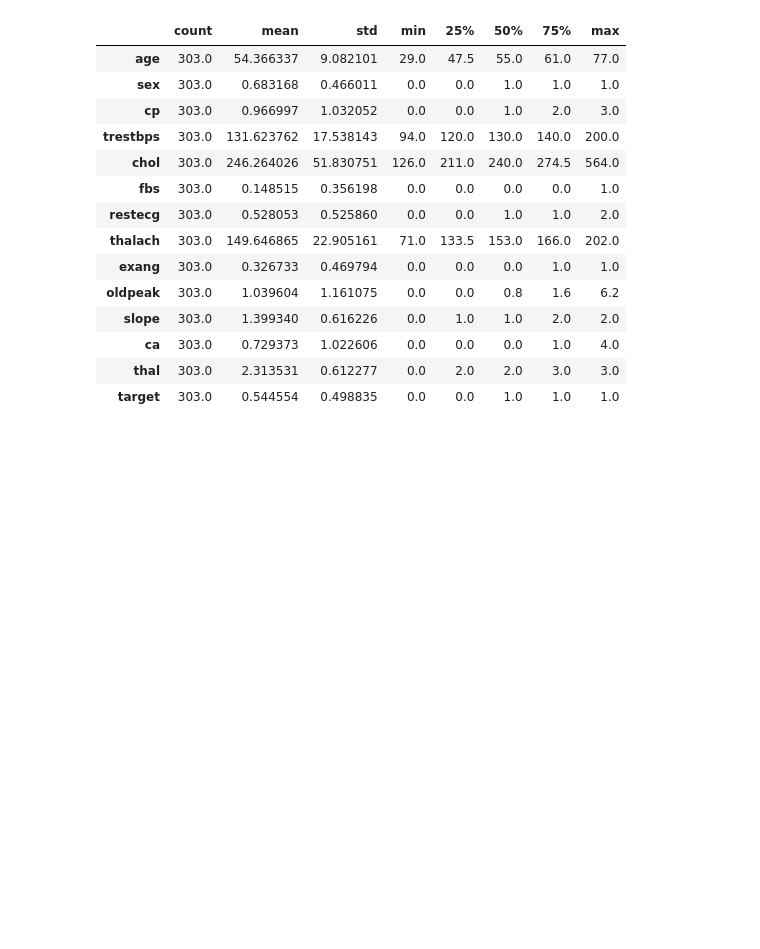
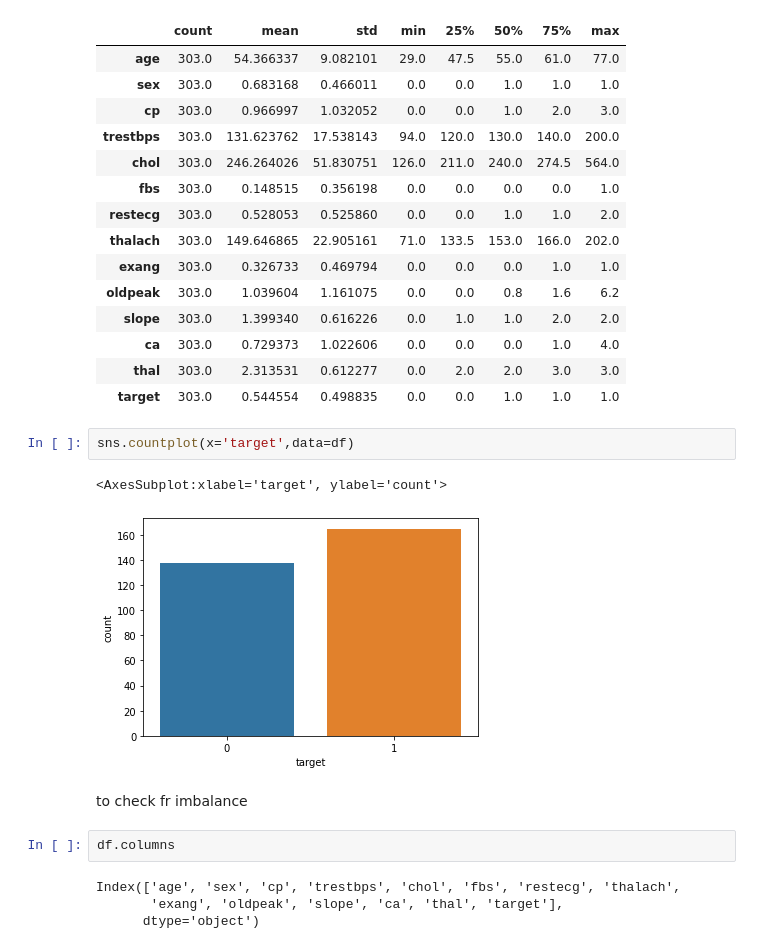
Before and after one commit to proton029/Challenges, a Jupyter notebook: Classify_Heart_diseases_LogisticRegression.ipynb, the cells around one changed output. Saved outputs shown, nothing was run; the diff lists cells and outputs as text; blank space fills up the shorter version.

```diff
--- a/Classify_Heart_diseases_LogisticRegression.ipynb
+++ b/Classify_Heart_diseases_LogisticRegression.ipynb
@@ -103,3 +103,16 @@ df.describe().transpose()
 | ca | 303.0 | 0.729373 | 1.022606 | 0.0 | 0.0 | 0.0 | 1.0 | 4.0 |
 | thal | 303.0 | 2.313531 | 0.612277 | 0.0 | 2.0 | 2.0 | 3.0 | 3.0 |
 | target | 303.0 | 0.544554 | 0.498835 | 0.0 | 0.0 | 1.0 | 1.0 | 1.0 |
+# %%
+sns.countplot(x='target',data=df)
+# %% [output]
+<AxesSubplot:xlabel='target', ylabel='count'>
+[figure, added]
+# %% [markdown]
+to check fr imbalance
+# %%
+df.columns
+# %% [output]
+Index(['age', 'sex', 'cp', 'trestbps', 'chol', 'fbs', 'restecg', 'thalach',
+       'exang', 'oldpeak', 'slope', 'ca', 'thal', 'target'],
+      dtype='object')
```
Also changed, not shown: parts of 4 cells of this notebook.
